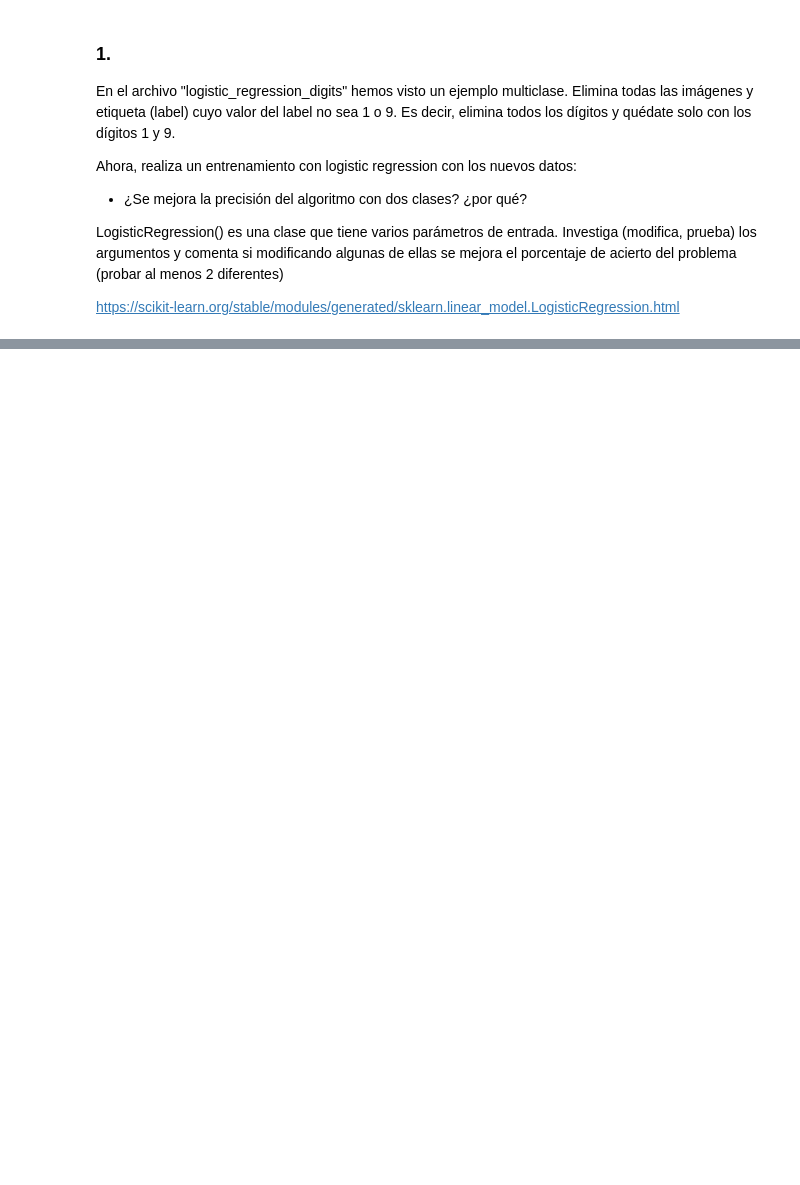
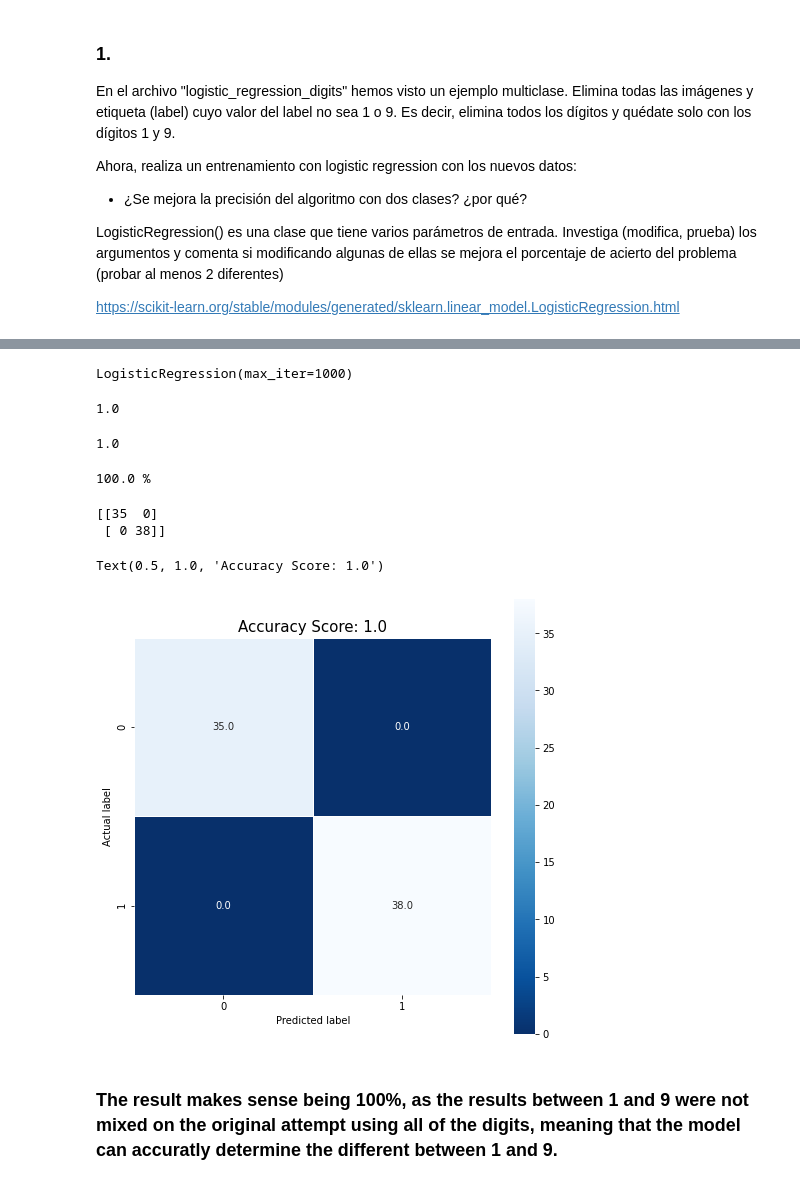
Before and after one commit to danwalk/walkdabridge, a Jupyter notebook: week9_ML_svm_poly_norm/day1_logistic_regresion_confusion_matrix/exercises/3.binary_logistic_digit.ipynb, the cells around one changed output, grey strips where cells are left out. Drawn from its saved outputs; the diff is of its cells as text; code cells hidden in the pictures; blank space fills up the shorter version.

```diff
--- a/week9_ML_svm_poly_norm/day1_logistic_regresion_confusion_matrix/exercises/3.binary_logistic_digit.ipynb
+++ b/week9_ML_svm_poly_norm/day1_logistic_regresion_confusion_matrix/exercises/3.binary_logistic_digit.ipynb
@@ -79,0 +79,2 @@ df
+# %%
+X_train, X_test, y_train, y_test = train_test_split(X, y, test_size=0.20, random_state=0)
@@ -79,0 +85,37 @@ df
+# %%
+logisticRegr = LogisticRegression(max_iter=1000)
+logisticRegr.fit(X_train, y_train)
+# %% [output]
+LogisticRegression(max_iter=1000)
+# %%
+logisticRegr.score(X_train, y_train)
+# %% [output]
+1.0
+# %%
+logisticRegr.score(X_test, y_test)
+# %% [output]
+1.0
+# %%
+score = logisticRegr.score(X_test, y_test)
+print(score * 100, "%")
+# %% [output]
+100.0 %
+# %%
+y_pred = logisticRegr.predict(X_test)
+cm = metrics.confusion_matrix(y_test, y_pred)
+print(cm)
+# %% [output]
+[[35  0]
+ [ 0 38]]
+# %%
+plt.figure(figsize=(8,8))
+sns.heatmap(cm, annot=True, fmt=".1f", linewidths=.5, square = True, cmap = 'Blues_r')
+plt.ylabel('Actual label')
+plt.xlabel('Predicted label')
+all_sample_title = 'Accuracy Score: {0}'.format(score)
+plt.title(all_sample_title, size = 15)
+# %% [output]
+Text(0.5, 1.0, 'Accuracy Score: 1.0')
+[figure, added]
+# %% [markdown]
+### The result makes sense being 100%, as the results between 1 and 9 were not mixed on the original attempt using all of the digits, meaning that the model can accuratly determine the different between 1 and 9.
```
Also changed, not shown: parts of 10 cells of this notebook, 22 other files.
